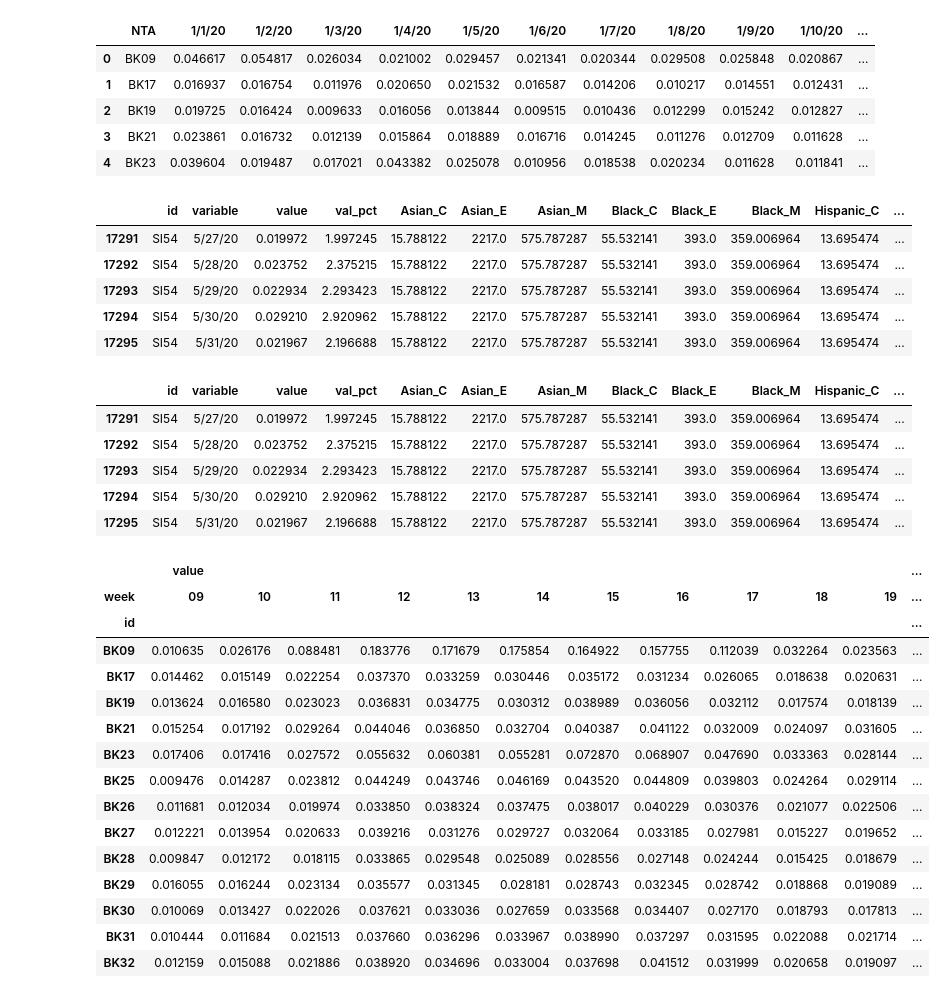
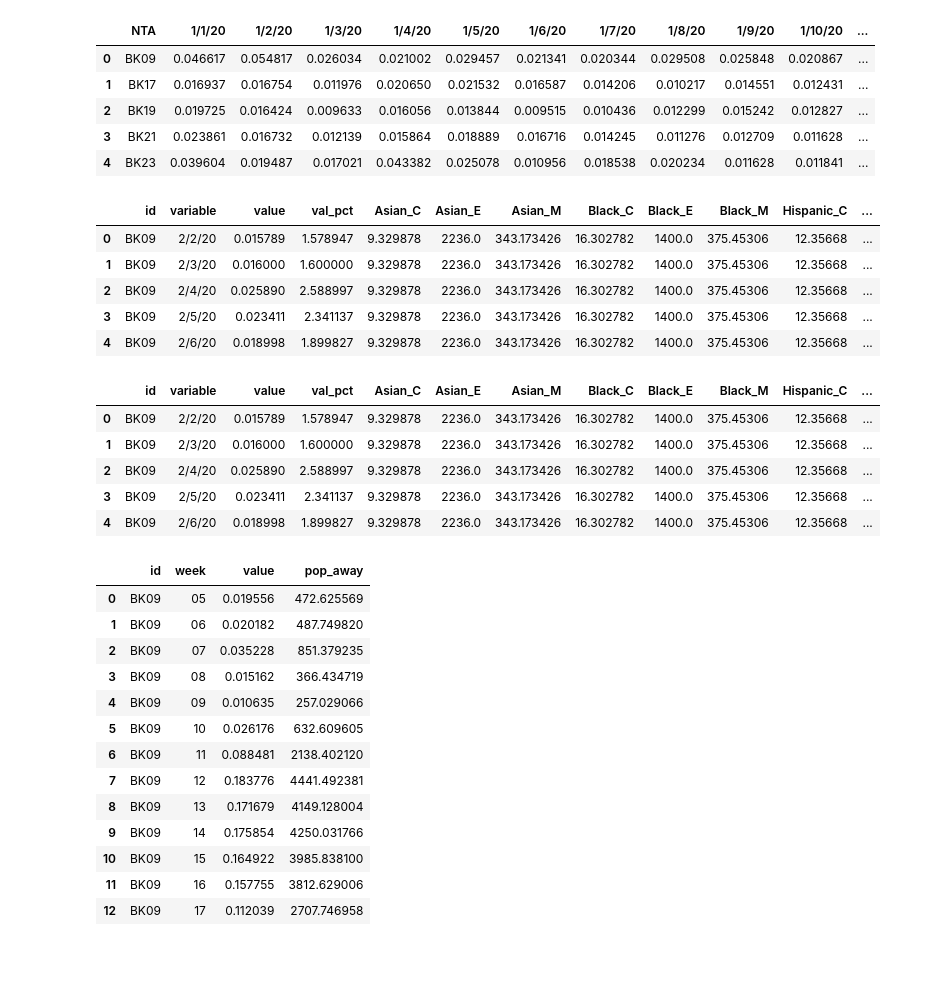
Before and after one commit to stevennac3/rp-covid-migration, a Jupyter notebook: notebooks/Viz/Quant_week_away.ipynb, the cells around one changed output. Cells and saved outputs as stored; diff of their text form; code cells hidden in the pictures; blank space fills up the shorter version.

```diff
--- a/notebooks/Viz/Quant_week_away.ipynb
+++ b/notebooks/Viz/Quant_week_away.ipynb
@@ -25,7 +29,7 @@ df_nta.head(5)
 | 4 | BK23 | 0.039604 | 0.019487 | 0.017021 | 0.043382 | 0.025078 | 0.010956 | 0.018538 | 0.020234 | 0.011628 | 0.011841 | ... |
 # %%
 list_date = df_nta.columns.tolist()
-list_date = list_date[61:153] # march 1st to may 31st
+list_date = list_date[33:153] # march 1st to may 31st
 #list_date = list_date[61:63] # march 1st to march 2nd
 df = pd.melt(df_nta, id_vars=['NTA'],value_vars = list_date)
 df = df.rename(columns={'NTA':'id'}) #rename so the join ids are the same
@@ -37,50 +41,57 @@ acs_nta = pd.read_csv(r'data/acs_nta.csv')
 df = pd.merge(df, acs_nta, left_on="id", right_on="orig_nta", how="inner")
 df['Date'] = pd.to_datetime(df['variable'])
 df = df.drop(columns = 'orig_nta', axis =1)
+
+# nbhood = gpd.read_file(r'data\shapefiles\nynta.shp')
+# nbhood.drop(columns = ['BoroCode','CountyFIPS','Shape_Leng','Shape_Area','geometry'])
+# df = pd.merge(df, nbhood, left_on = 'id', right_on = 'NTACode', how = 'inner')
+# #df = df.drop(columns = ['NTACode'])
+# df = df.rename({'NTAName':'neighborhood'}, axis = 1)
+# df['neighborhood'] = df['neighborhood'].str.replace('-',' ') # replace - value with space
+# df.head()
+# # df.to_csv(r'data\pct_time_away.csv')
 # %%
-df.tail()
+df.head()
 # %% [output]
 |  | id | variable | value | val_pct | Asian_C | Asian_E | Asian_M | Black_C | Black_E | Black_M | Hispanic_C | ... |
-| 17291 | SI54 | 5/27/20 | 0.019972 | 1.997245 | 15.788122 | 2217.0 | 575.787287 | 55.532141 | 393.0 | 359.006964 | 13.695474 | ... |
-| 17292 | SI54 | 5/28/20 | 0.023752 | 2.375215 | 15.788122 | 2217.0 | 575.787287 | 55.532141 | 393.0 | 359.006964 | 13.695474 | ... |
-| 17293 | SI54 | 5/29/20 | 0.022934 | 2.293423 | 15.788122 | 2217.0 | 575.787287 | 55.532141 | 393.0 | 359.006964 | 13.695474 | ... |
-| 17294 | SI54 | 5/30/20 | 0.029210 | 2.920962 | 15.788122 | 2217.0 | 575.787287 | 55.532141 | 393.0 | 359.006964 | 13.695474 | ... |
-| 17295 | SI54 | 5/31/20 | 0.021967 | 2.196688 | 15.788122 | 2217.0 | 575.787287 | 55.532141 | 393.0 | 359.006964 | 13.695474 | ... |
+| 0 | BK09 | 2/2/20 | 0.015789 | 1.578947 | 9.329878 | 2236.0 | 343.173426 | 16.302782 | 1400.0 | 375.45306 | 12.35668 | ... |
+| 1 | BK09 | 2/3/20 | 0.016000 | 1.600000 | 9.329878 | 2236.0 | 343.173426 | 16.302782 | 1400.0 | 375.45306 | 12.35668 | ... |
+| 2 | BK09 | 2/4/20 | 0.025890 | 2.588997 | 9.329878 | 2236.0 | 343.173426 | 16.302782 | 1400.0 | 375.45306 | 12.35668 | ... |
+| 3 | BK09 | 2/5/20 | 0.023411 | 2.341137 | 9.329878 | 2236.0 | 343.173426 | 16.302782 | 1400.0 | 375.45306 | 12.35668 | ... |
+| 4 | BK09 | 2/6/20 | 0.018998 | 1.899827 | 9.329878 | 2236.0 | 343.173426 | 16.302782 | 1400.0 | 375.45306 | 12.35668 | ... |
 # %%
 df['week'] = df['Date'].dt.strftime('%U')
-df.tail()
+df.head()
 # %% [output]
 |  | id | variable | value | val_pct | Asian_C | Asian_E | Asian_M | Black_C | Black_E | Black_M | Hispanic_C | ... |
-| 17291 | SI54 | 5/27/20 | 0.019972 | 1.997245 | 15.788122 | 2217.0 | 575.787287 | 55.532141 | 393.0 | 359.006964 | 13.695474 | ... |
-| 17292 | SI54 | 5/28/20 | 0.023752 | 2.375215 | 15.788122 | 2217.0 | 575.787287 | 55.532141 | 393.0 | 359.006964 | 13.695474 | ... |
-| 17293 | SI54 | 5/29/20 | 0.022934 | 2.293423 | 15.788122 | 2217.0 | 575.787287 | 55.532141 | 393.0 | 359.006964 | 13.695474 | ... |
-| 17294 | SI54 | 5/30/20 | 0.029210 | 2.920962 | 15.788122 | 2217.0 | 575.787287 | 55.532141 | 393.0 | 359.006964 | 13.695474 | ... |
-| 17295 | SI54 | 5/31/20 | 0.021967 | 2.196688 | 15.788122 | 2217.0 | 575.787287 | 55.532141 | 393.0 | 359.006964 | 13.695474 | ... |
+| 0 | BK09 | 2/2/20 | 0.015789 | 1.578947 | 9.329878 | 2236.0 | 343.173426 | 16.302782 | 1400.0 | 375.45306 | 12.35668 | ... |
+| 1 | BK09 | 2/3/20 | 0.016000 | 1.600000 | 9.329878 | 2236.0 | 343.173426 | 16.302782 | 1400.0 | 375.45306 | 12.35668 | ... |
+| 2 | BK09 | 2/4/20 | 0.025890 | 2.588997 | 9.329878 | 2236.0 | 343.173426 | 16.302782 | 1400.0 | 375.45306 | 12.35668 | ... |
+| 3 | BK09 | 2/5/20 | 0.023411 | 2.341137 | 9.329878 | 2236.0 | 343.173426 | 16.302782 | 1400.0 | 375.45306 | 12.35668 | ... |
+| 4 | BK09 | 2/6/20 | 0.018998 | 1.899827 | 9.329878 | 2236.0 | 343.173426 | 16.302782 | 1400.0 | 375.45306 | 12.35668 | ... |
 # %%
 weekly = df.groupby(['id', 'week'], as_index = False
                    ).agg(
                         {'Pop_E':'sum',
                          'value':'mean',
                         })
 weekly['Pop_E'] = weekly['Pop_E']/7
 weekly['pop_away'] = (weekly['value']*weekly['Pop_E'])
 weekly = weekly.drop(columns = 'Pop_E')
-weekly = weekly.pivot(index = 'id', columns = 'week')
+# weekly = weekly.pivot(index = 'id', columns = 'week')
 weekly.head(13)
 # %% [output]
-|  | value |  |  |  |  |  |  |  |  |  |  | ... |
-| week | 09 | 10 | 11 | 12 | 13 | 14 | 15 | 16 | 17 | 18 | 19 | ... |
-| id |  |  |  |  |  |  |  |  |  |  |  | ... |
-| BK09 | 0.010635 | 0.026176 | 0.088481 | 0.183776 | 0.171679 | 0.175854 | 0.164922 | 0.157755 | 0.112039 | 0.032264 | 0.023563 | ... |
-| BK17 | 0.014462 | 0.015149 | 0.022254 | 0.037370 | 0.033259 | 0.030446 | 0.035172 | 0.031234 | 0.026065 | 0.018638 | 0.020631 | ... |
-| BK19 | 0.013624 | 0.016580 | 0.023023 | 0.036831 | 0.034775 | 0.030312 | 0.038989 | 0.036056 | 0.032112 | 0.017574 | 0.018139 | ... |
-| BK21 | 0.015254 | 0.017192 | 0.029264 | 0.044046 | 0.036850 | 0.032704 | 0.040387 | 0.041122 | 0.032009 | 0.024097 | 0.031605 | ... |
-| BK23 | 0.017406 | 0.017416 | 0.027572 | 0.055632 | 0.060381 | 0.055281 | 0.072870 | 0.068907 | 0.047690 | 0.033363 | 0.028144 | ... |
-| BK25 | 0.009476 | 0.014287 | 0.023812 | 0.044249 | 0.043746 | 0.046169 | 0.043520 | 0.044809 | 0.039803 | 0.024264 | 0.029114 | ... |
-| BK26 | 0.011681 | 0.012034 | 0.019974 | 0.033850 | 0.038324 | 0.037475 | 0.038017 | 0.040229 | 0.030376 | 0.021077 | 0.022506 | ... |
-| BK27 | 0.012221 | 0.013954 | 0.020633 | 0.039216 | 0.031276 | 0.029727 | 0.032064 | 0.033185 | 0.027981 | 0.015227 | 0.019652 | ... |
-| BK28 | 0.009847 | 0.012172 | 0.018115 | 0.033865 | 0.029548 | 0.025089 | 0.028556 | 0.027148 | 0.024244 | 0.015425 | 0.018679 | ... |
-| BK29 | 0.016055 | 0.016244 | 0.023134 | 0.035577 | 0.031345 | 0.028181 | 0.028743 | 0.032345 | 0.028742 | 0.018868 | 0.019089 | ... |
-| BK30 | 0.010069 | 0.013427 | 0.022026 | 0.037621 | 0.033036 | 0.027659 | 0.033568 | 0.034407 | 0.027170 | 0.018793 | 0.017813 | ... |
-| BK31 | 0.010444 | 0.011684 | 0.021513 | 0.037660 | 0.036296 | 0.033967 | 0.038990 | 0.037297 | 0.031595 | 0.022088 | 0.021714 | ... |
-| BK32 | 0.012159 | 0.015088 | 0.021886 | 0.038920 | 0.034696 | 0.033004 | 0.037698 | 0.041512 | 0.031999 | 0.020658 | 0.019097 | ... |
+|  | id | week | value | pop_away |
+| 0 | BK09 | 05 | 0.019556 | 472.625569 |
+| 1 | BK09 | 06 | 0.020182 | 487.749820 |
+| 2 | BK09 | 07 | 0.035228 | 851.379235 |
+| 3 | BK09 | 08 | 0.015162 | 366.434719 |
+| 4 | BK09 | 09 | 0.010635 | 257.029066 |
+| 5 | BK09 | 10 | 0.026176 | 632.609605 |
+| 6 | BK09 | 11 | 0.088481 | 2138.402120 |
+| 7 | BK09 | 12 | 0.183776 | 4441.492381 |
+| 8 | BK09 | 13 | 0.171679 | 4149.128004 |
+| 9 | BK09 | 14 | 0.175854 | 4250.031766 |
+| 10 | BK09 | 15 | 0.164922 | 3985.838100 |
+| 11 | BK09 | 16 | 0.157755 | 3812.629006 |
+| 12 | BK09 | 17 | 0.112039 | 2707.746958 |
```
Also changed, not shown: parts of 12 cells of this notebook, 12 other files.
